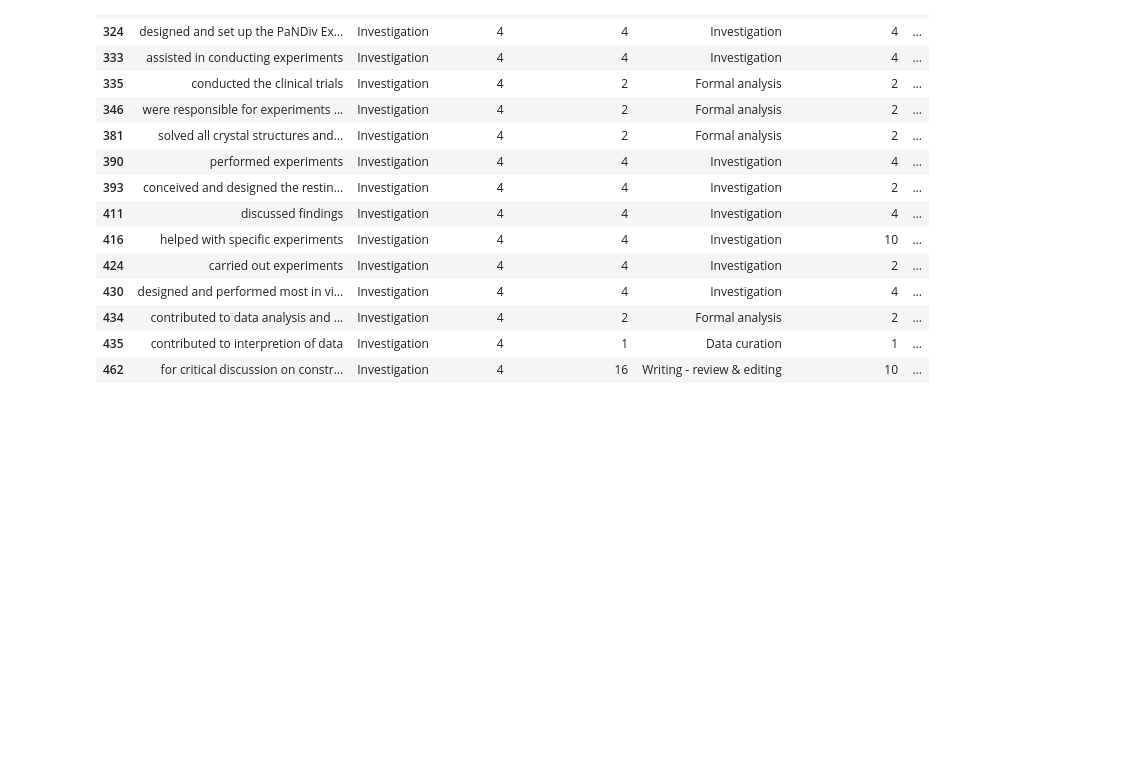
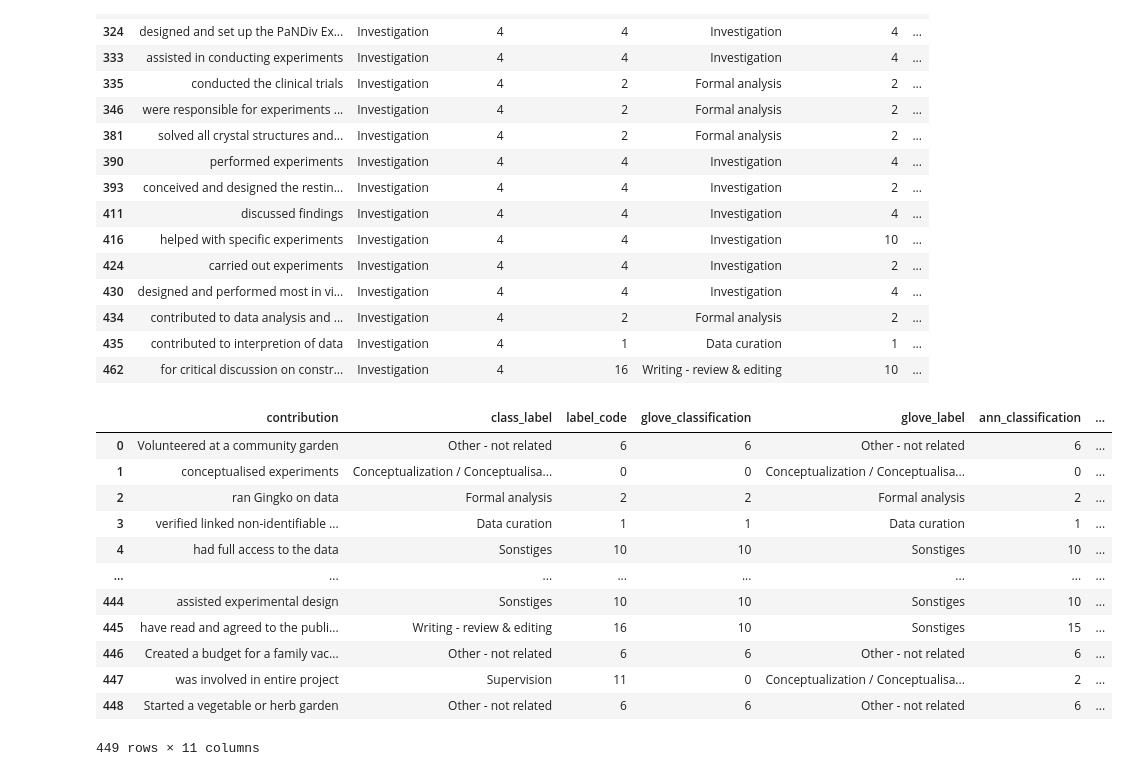
Before and after one commit to MeMo-KBC/bio-medRxiv, a Jupyter notebook: machine_learning_contributions_2.ipynb, the cells around one changed output. Saved outputs shown, nothing was run; the diff lists cells and outputs as text; code cells hidden in the pictures; blank space fills up the shorter version.

```diff
--- a/machine_learning_contributions_2.ipynb
+++ b/machine_learning_contributions_2.ipynb
@@ -851,3 +994,21 @@ final_df.loc[final_df.label_code == 4][30:]
 | 434 | contributed to data analysis and ... | Investigation | 4 | 2 | Formal analysis | 2 | ... |
 | 435 | contributed to interpretion of data | Investigation | 4 | 1 | Data curation | 1 | ... |
 | 462 | for critical discussion on constr... | Investigation | 4 | 16 | Writing - review & editing | 10 | ... |
+# %%
+partition_info = pd.DataFrame({"partition": ["training"] * train_size + ["validation"] * val_size + ["test"] * test_size})
+final_df_with_partition = final_df.merge(partition_info, left_index = True, right_index = True)
+final_df_with_partition
+# %% [output]
+|  | contribution | class_label | label_code | glove_classification | glove_label | ann_classification | ... |
+| 0 | Volunteered at a community garden | Other - not related | 6 | 6 | Other - not related | 6 | ... |
+| 1 | conceptualised experiments | Conceptualization / Conceptualisa... | 0 | 0 | Conceptualization / Conceptualisa... | 0 | ... |
+| 2 | ran Gingko on data | Formal analysis | 2 | 2 | Formal analysis | 2 | ... |
+| 3 | verified linked non-identifiable ... | Data curation | 1 | 1 | Data curation | 1 | ... |
+| 4 | had full access to the data | Sonstiges | 10 | 10 | Sonstiges | 10 | ... |
+| ... | ... | ... | ... | ... | ... | ... | ... |
+| 444 | assisted experimental design | Sonstiges | 10 | 10 | Sonstiges | 10 | ... |
+| 445 | have read and agreed to the publi... | Writing - review & editing | 16 | 10 | Sonstiges | 15 | ... |
+| 446 | Created a budget for a family vac... | Other - not related | 6 | 6 | Other - not related | 6 | ... |
+| 447 | was involved in entire project | Supervision | 11 | 0 | Conceptualization / Conceptualisa... | 2 | ... |
+| 448 | Started a vegetable or herb garden | Other - not related | 6 | 6 | Other - not related | 6 | ... |
+449 rows × 11 columns
```
Also changed, not shown: parts of 36 cells of this notebook, 3 other files.
